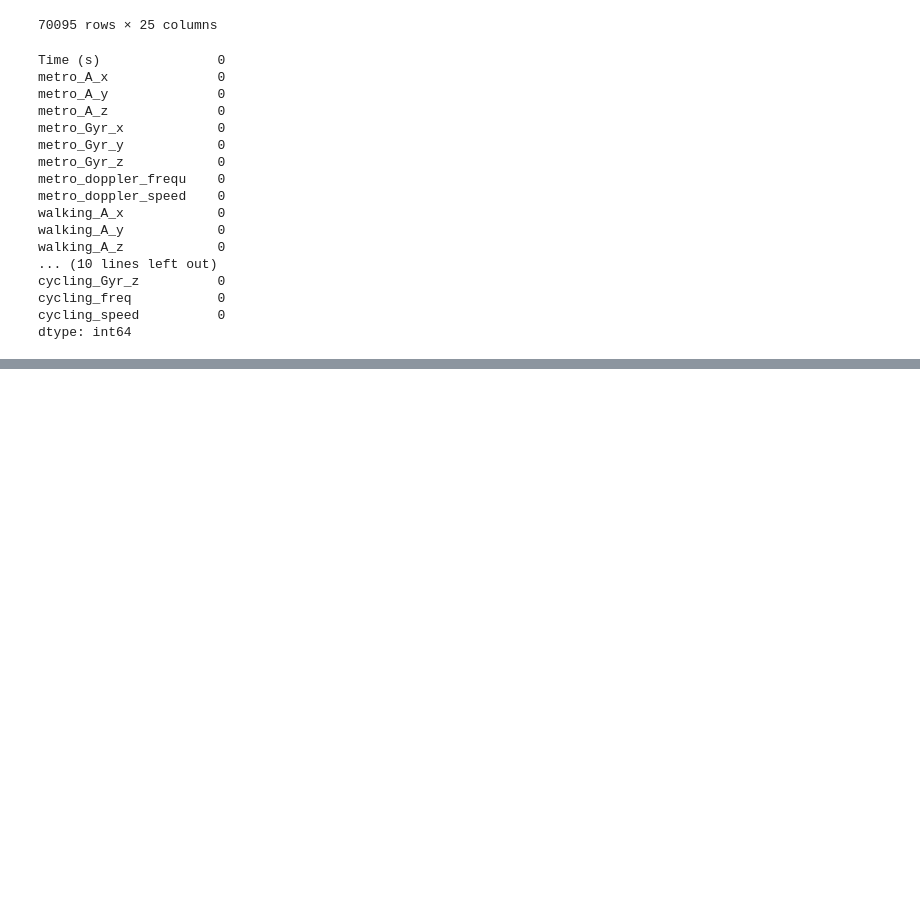
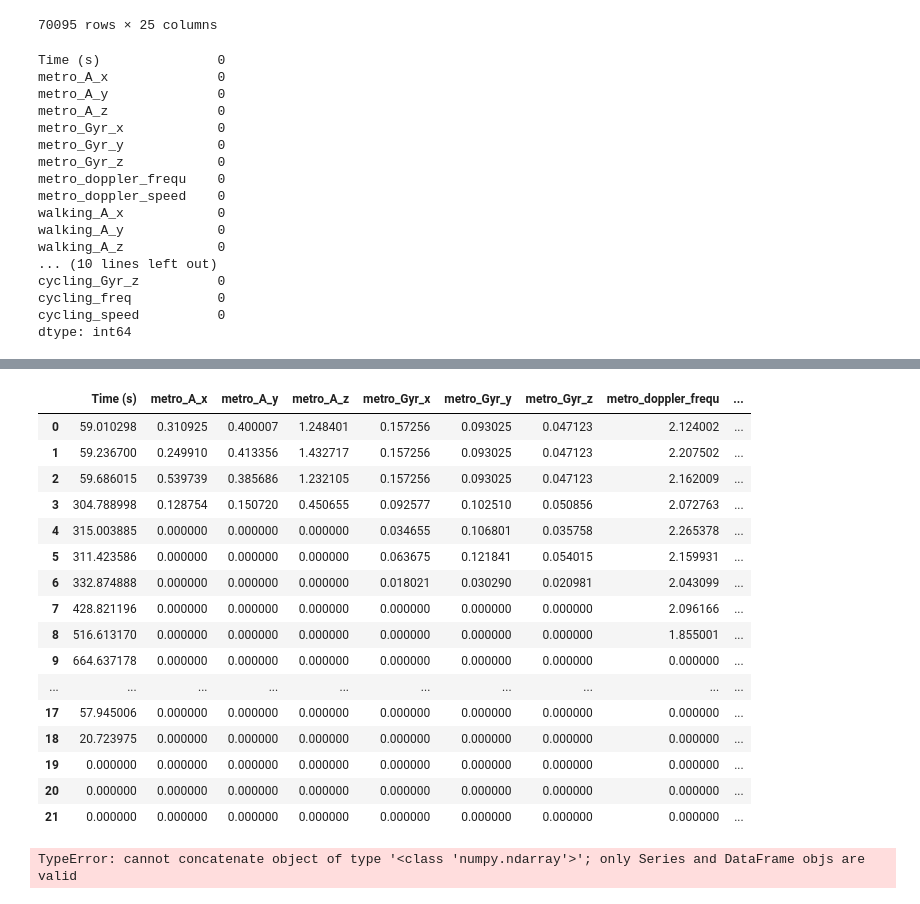
Before and after one commit to arthursun1997/ML4QS, a Jupyter notebook: data_exploration_2.ipynb, the cells around one changed output, grey strips where cells are left out. Cells and saved outputs as stored; diff of their text form; code cells hidden in the pictures; blank space fills up the shorter version.

```diff
--- a/data_exploration_2.ipynb
+++ b/data_exploration_2.ipynb
@@ -683,0 +715,4 @@ dtype: int64
+# %%
+
+df_all = df_all.iloc[:-30000, :]
+df_all
@@ -683,0 +733,4 @@ dtype: int64
+# %%
+#remove last 20000 rows
+df_all = df_all.iloc[:-10000, :]
+df_all
@@ -686,0 +791,2 @@ df_all.to_csv('df_all.csv', index=False)
+# %%
+window_size = 1000
@@ -686,0 +848,23 @@ df_all.to_csv('df_all.csv', index=False)
+# %%
+#use windo size and get std of all columns
+std_per_window = df_all.groupby(df_all.index // window_size).std()
+# %%
+std_per_window
+# %% [output]
+|  | Time (s) | metro_A_x | metro_A_y | metro_A_z | metro_Gyr_x | metro_Gyr_y | metro_Gyr_z | metro_doppler_frequ | ... |
+| 0 | 59.010298 | 0.310925 | 0.400007 | 1.248401 | 0.157256 | 0.093025 | 0.047123 | 2.124002 | ... |
+| 1 | 59.236700 | 0.249910 | 0.413356 | 1.432717 | 0.157256 | 0.093025 | 0.047123 | 2.207502 | ... |
+| 2 | 59.686015 | 0.539739 | 0.385686 | 1.232105 | 0.157256 | 0.093025 | 0.047123 | 2.162009 | ... |
+| 3 | 304.788998 | 0.128754 | 0.150720 | 0.450655 | 0.092577 | 0.102510 | 0.050856 | 2.072763 | ... |
+| 4 | 315.003885 | 0.000000 | 0.000000 | 0.000000 | 0.034655 | 0.106801 | 0.035758 | 2.265378 | ... |
+| 5 | 311.423586 | 0.000000 | 0.000000 | 0.000000 | 0.063675 | 0.121841 | 0.054015 | 2.159931 | ... |
+| 6 | 332.874888 | 0.000000 | 0.000000 | 0.000000 | 0.018021 | 0.030290 | 0.020981 | 2.043099 | ... |
+| 7 | 428.821196 | 0.000000 | 0.000000 | 0.000000 | 0.000000 | 0.000000 | 0.000000 | 2.096166 | ... |
+| 8 | 516.613170 | 0.000000 | 0.000000 | 0.000000 | 0.000000 | 0.000000 | 0.000000 | 1.855001 | ... |
+| 9 | 664.637178 | 0.000000 | 0.000000 | 0.000000 | 0.000000 | 0.000000 | 0.000000 | 0.000000 | ... |
+| ... | ... | ... | ... | ... | ... | ... | ... | ... | ... |
+| 17 | 57.945006 | 0.000000 | 0.000000 | 0.000000 | 0.000000 | 0.000000 | 0.000000 | 0.000000 | ... |
+| 18 | 20.723975 | 0.000000 | 0.000000 | 0.000000 | 0.000000 | 0.000000 | 0.000000 | 0.000000 | ... |
+| 19 | 0.000000 | 0.000000 | 0.000000 | 0.000000 | 0.000000 | 0.000000 | 0.000000 | 0.000000 | ... |
+| 20 | 0.000000 | 0.000000 | 0.000000 | 0.000000 | 0.000000 | 0.000000 | 0.000000 | 0.000000 | ... |
+| 21 | 0.000000 | 0.000000 | 0.000000 | 0.000000 | 0.000000 | 0.000000 | 0.000000 | 0.000000 | ... |
@@ -686,0 +875,7 @@ df_all.to_csv('df_all.csv', index=False)
+# %%
+for i in range(0, len(df_all), window_size):
+    window = df_all.iloc[i:i+window_size_2]
+    window_fourier = np.abs(np.fft.fft(window))
+    df_fourier = df_fourier.append(window_fourier, ignore_index=True)
+# %% [output]
+TypeError: cannot concatenate object of type '<class 'numpy.ndarray'>'; only Series and DataFrame objs are valid
```
Also changed, not shown: parts of 27 cells of this notebook, 2 other files.
